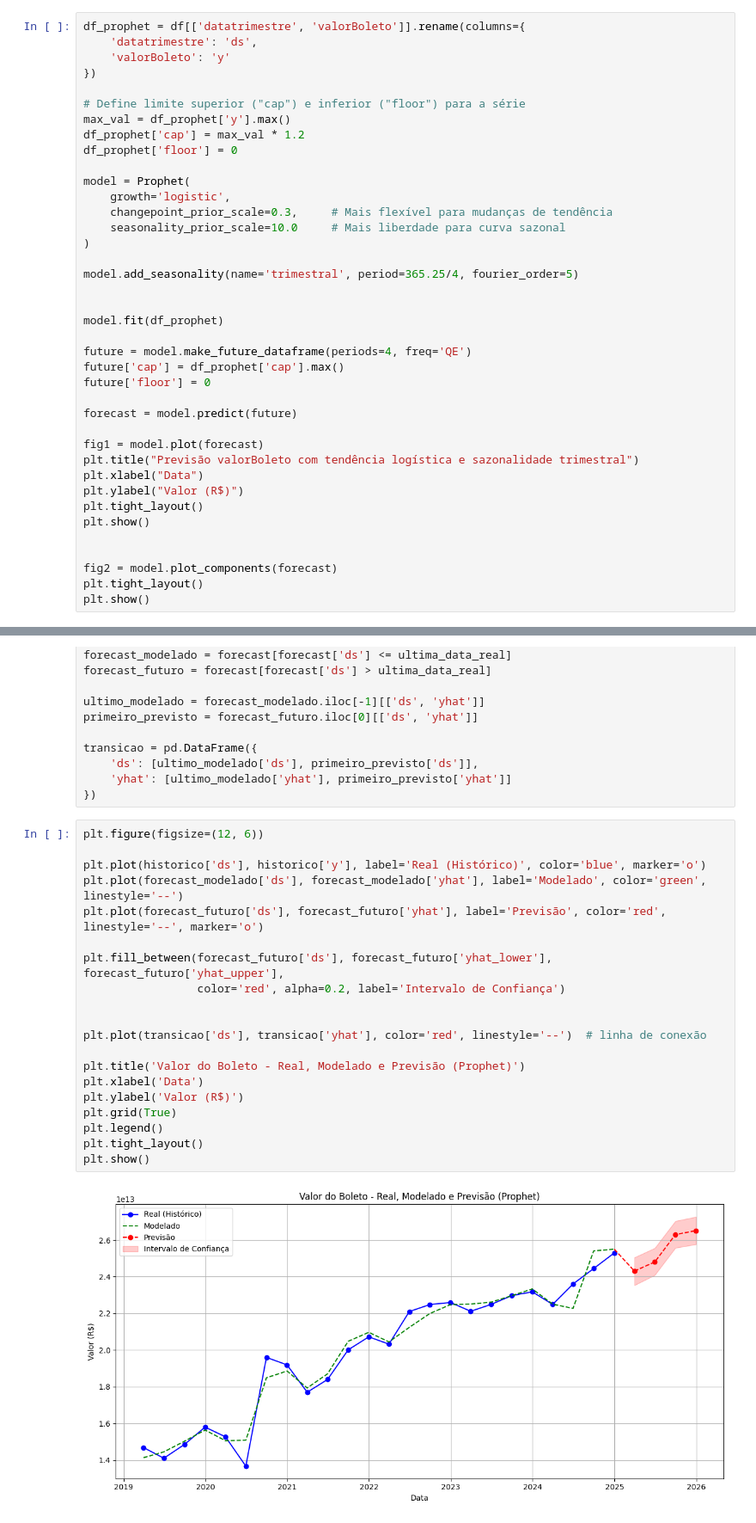
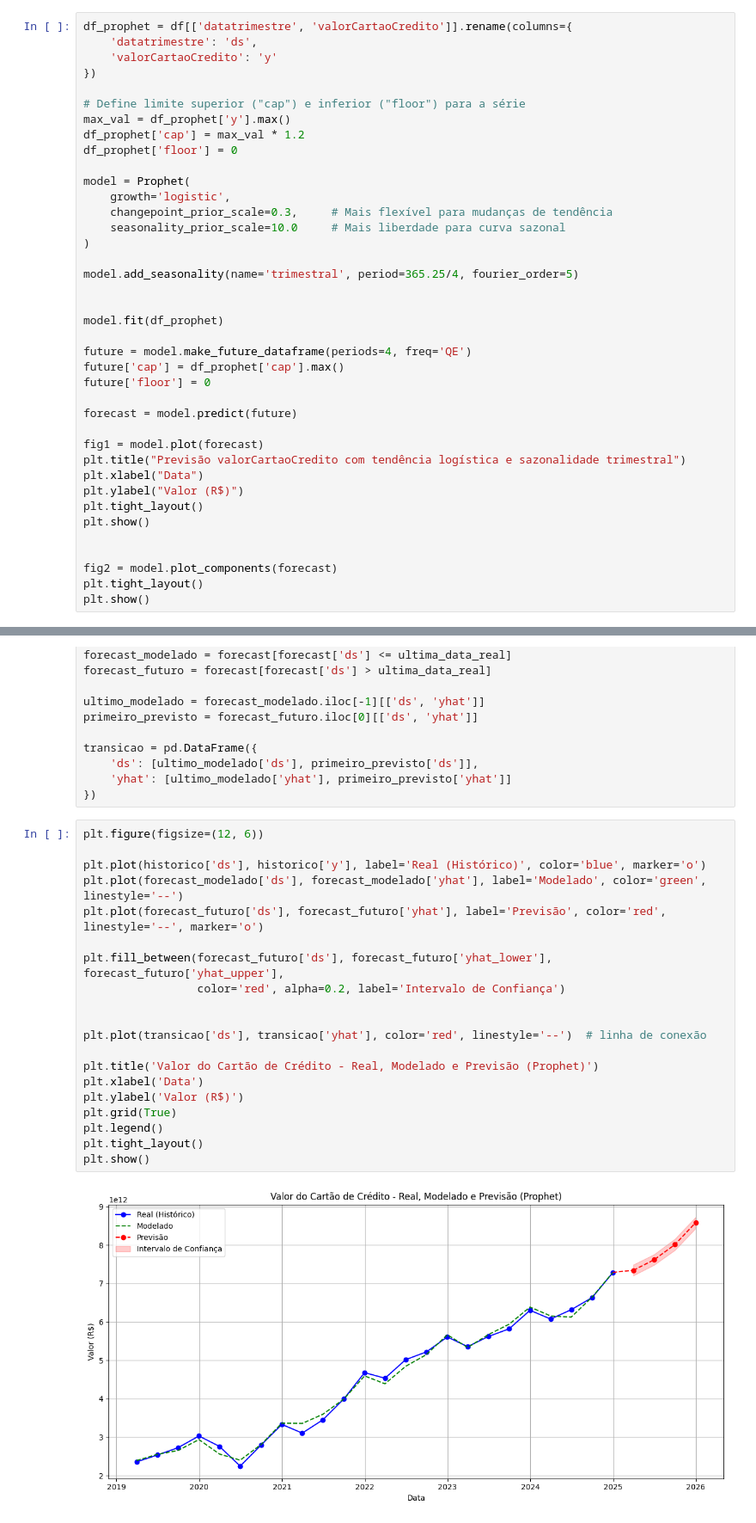
Before and after one commit to cauanwarlly/ETL_BCB, a Jupyter notebook: MachineLearning.ipynb, the cells around one changed output, grey strips where cells are left out. Shown at 86% size. Drawn from its saved outputs; the diff is of its cells as text.

```diff
--- a/MachineLearning.ipynb
+++ b/MachineLearning.ipynb
@@ -110,7 +150,7 @@ fig = model.plot(forecast)
 # %%
-df_prophet = df[['datatrimestre', 'valorBoleto']].rename(columns={
+df_prophet = df[['datatrimestre', 'valorCartaoCredito']].rename(columns={
     'datatrimestre': 'ds',
-    'valorBoleto': 'y'
+    'valorCartaoCredito': 'y'
 })
 
 # Define limite superior ("cap") e inferior ("floor") para a série
@@ -136,7 +176,7 @@ future['floor'] = 0
 forecast = model.predict(future)
 
 fig1 = model.plot(forecast)
-plt.title("Previsão valorBoleto com tendência logística e sazonalidade trimestral")
+plt.title("Previsão valorCartaoCredito com tendência logística e sazonalidade trimestral")
 plt.xlabel("Data")
 plt.ylabel("Valor (R$)")
 plt.tight_layout()
@@ -201,23 +241,23 @@ transicao = pd.DataFrame({
 # %%
 plt.figure(figsize=(12, 6))
 
 plt.plot(historico['ds'], historico['y'], label='Real (Histórico)', color='blue', marker='o')
 plt.plot(forecast_modelado['ds'], forecast_modelado['yhat'], label='Modelado', color='green', linestyle='--')
 plt.plot(forecast_futuro['ds'], forecast_futuro['yhat'], label='Previsão', color='red', linestyle='--', marker='o')
 
 plt.fill_between(forecast_futuro['ds'], forecast_futuro['yhat_lower'], forecast_futuro['yhat_upper'],
                  color='red', alpha=0.2, label='Intervalo de Confiança')
 
 
 plt.plot(transicao['ds'], transicao['yhat'], color='red', linestyle='--')  # linha de conexão
 
-plt.title('Valor do Boleto - Real, Modelado e Previsão (Prophet)')
+plt.title('Valor do Cartão de Crédito - Real, Modelado e Previsão (Prophet)')
 plt.xlabel('Data')
 plt.ylabel('Valor (R$)')
 plt.grid(True)
 plt.legend()
 plt.tight_layout()
 plt.show()
 # %% [output]
-[figure, old version]
+[figure, new version]
 # %% [markdown]
```
Also changed, not shown: parts of 24 cells of this notebook.
